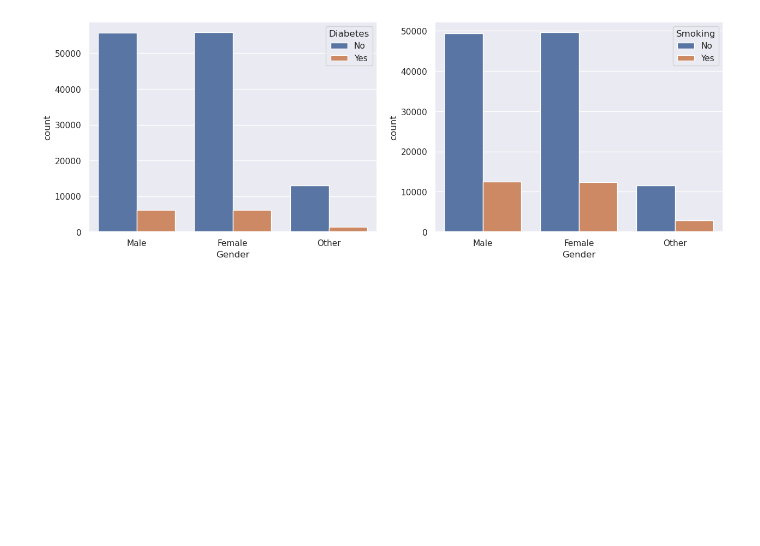
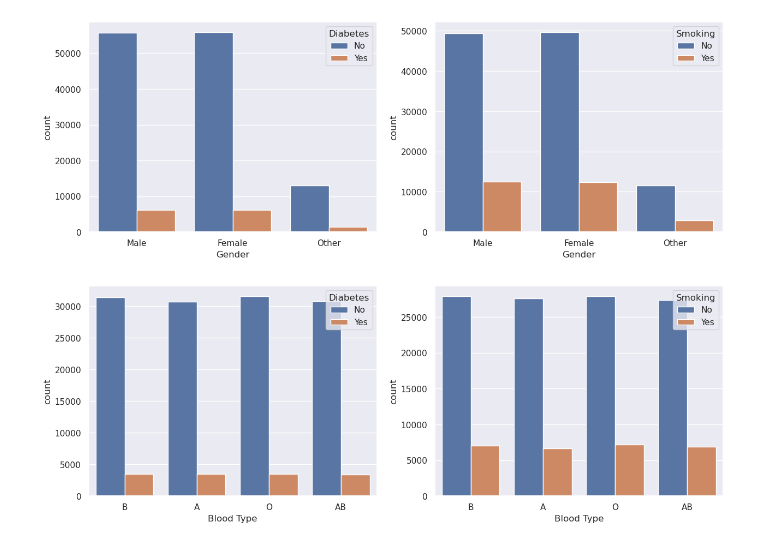
Before and after one commit to LaxmiVatsalyaDaita/Kaggle, a Jupyter notebook: med-students-data-analysis.ipynb, the cells around one changed output. Saved outputs shown, nothing was run; the diff lists cells and outputs as text; code cells hidden in the pictures; blank space fills up the shorter version.

Commit message:
Kaggle Notebook | Med_Students_Data_Analysis | Version 5

```diff
--- a/med-students-data-analysis.ipynb
+++ b/med-students-data-analysis.ipynb
@@ -210,3 +210,10 @@ sns.countplot(x='Gender', hue='Smoking', data=data_cleaned, ax=ax[1])
 fig.show()
 # %% [output]
 [figure]
+# %%
+fig, ax = plt.subplots(1,2, figsize=(15,5))
+sns.countplot(x='Blood Type', hue='Diabetes', data=data_cleaned, ax=ax[0])
+sns.countplot(x='Blood Type', hue='Smoking', data=data_cleaned, ax=ax[1])
+fig.show()
+# %% [output]
+[figure, added]
```
Also changed, not shown: parts of 15 cells of this notebook.
